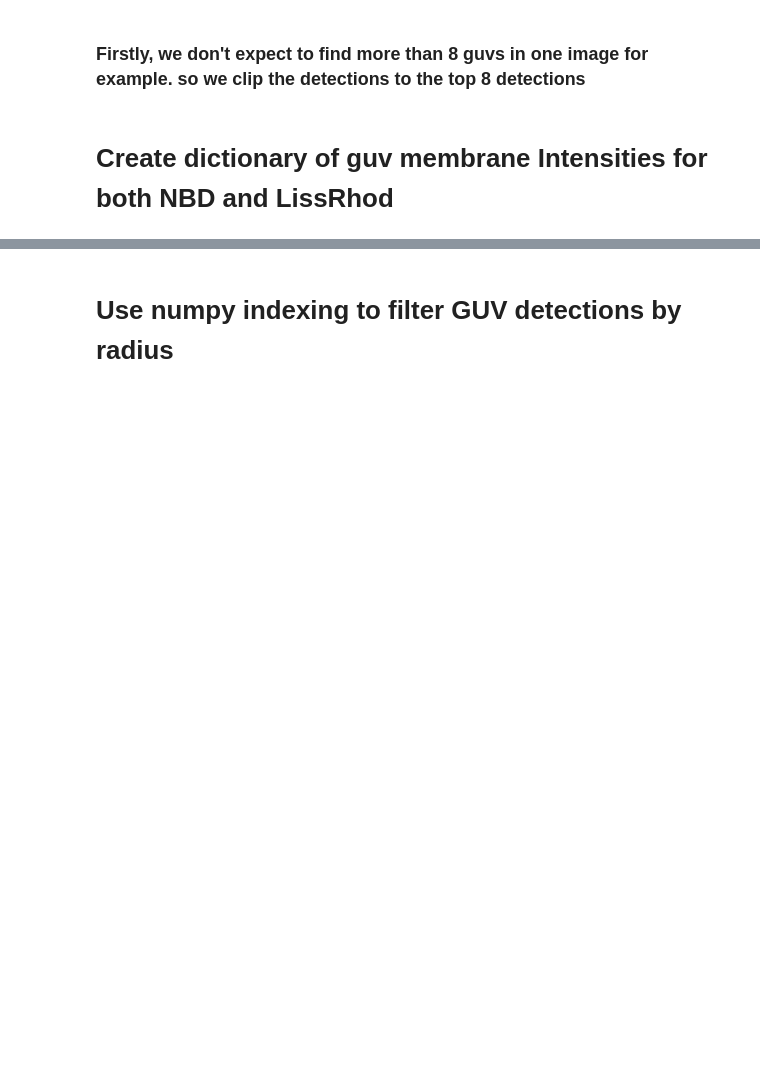
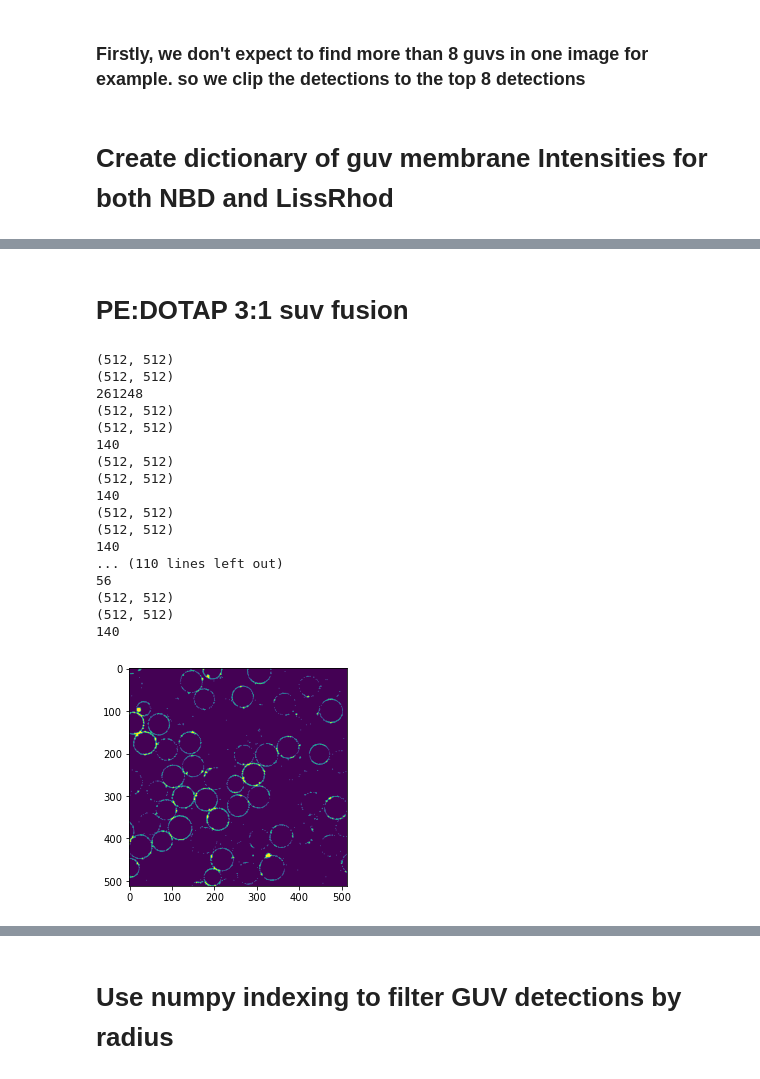
Before and after one commit to mrcsfltchr/ConfocalFretGUV, a Jupyter notebook: FRETSignalConfocalAnalysis.ipynb, the cells around one changed output, grey strips where cells are left out. Cells and saved outputs as stored; diff of their text form; code cells hidden in the pictures; blank space fills up the shorter version.

```diff
--- a/FRETSignalConfocalAnalysis.ipynb
+++ b/FRETSignalConfocalAnalysis.ipynb
@@ -4,8 +4,10 @@ import pandas as pd
 import numpy as np
 from skimage.transform import hough_circle, hough_circle_peaks
 from matplotlib import pyplot as plt
-from skimage.filters import threshold_otsu
+plt.rcParams["figure.figsize"] = (20,10)
+from skimage.filters import gaussian
 from skimage.draw import circle_perimeter
+from skimage.morphology import dilation,disk
 # %% [markdown]
 # Visualise an example
 # %%
@@ -87,3 +98,7 @@ def segment_detections(image,hough_vals):
     return detections_img
 # %% [markdown]
 # Create dictionary of guv membrane Intensities for both NBD and LissRhod
+# %%
+#configurations
+radii = np.arange(20,35,2)
+N = 100
@@ -90,4 +393,27 @@ def segment_detections(image,hough_vals):
+# %% [markdown]
+# PE:DOTAP 3:1 suv fusion
 # %%
 #configurations
-radii = np.arange(5,30,3)
+radii = np.arange(15,30,5)
 N = 8
+# %%
+membrane_i20x,guv_radii20x = getFretvals('../20200921_PCPG31PEDOTAP31_20xsuvdilutionFRET/',58,74,radii,CALIB2=True)
+# %% [output]
+(512, 512)
+(512, 512)
+261248
+(512, 512)
+(512, 512)
+140
+(512, 512)
+(512, 512)
+140
+(512, 512)
+(512, 512)
+140
+... (110 lines left out)
+56
+(512, 512)
+(512, 512)
+140
+[figure, added]
```
Also changed, not shown: parts of 112 cells of this notebook, 2 other files.
